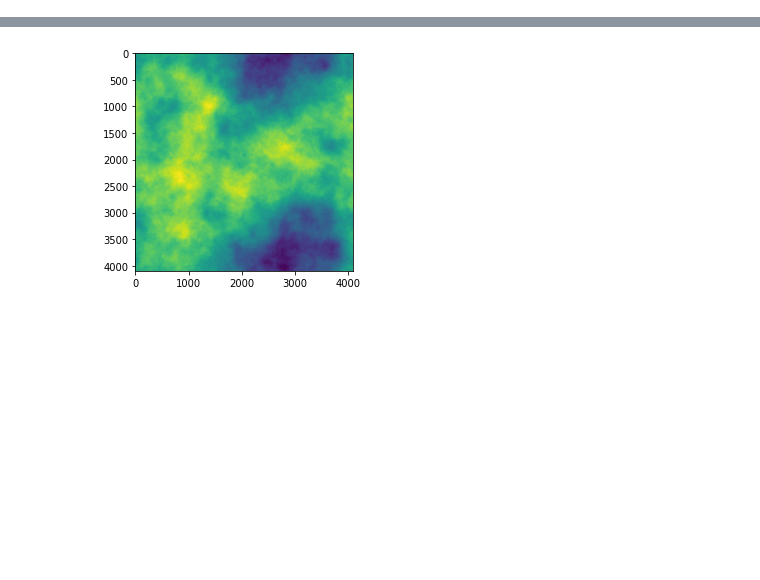
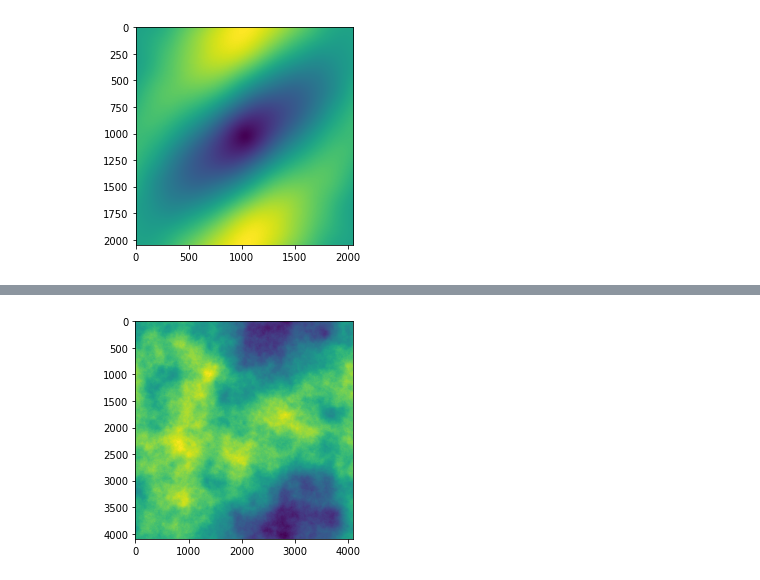
Before and after one commit to jamunozlab/turbulence, a Jupyter notebook: turbsim/turbsim.ipynb, the cells around one changed output, grey strips where cells are left out. Saved outputs shown, nothing was run; the diff lists cells and outputs as text; code cells hidden in the pictures; blank space fills up the shorter version.

```diff
--- a/turbsim/turbsim.ipynb
+++ b/turbsim/turbsim.ipynb
@@ -68,8 +101,6 @@ def ft_phase_screen(D=2, r0=0.1, N=2048, delta=0.0025, L0=1000, l0=0.001):
     phz = np.real(ift2(cn, 1))
 
     return phz
-# %%
-phz = ft_phase_screen()
 # %%
 def str_fcn2_ft(ph, mask=None, delta=0.0025):
     N, N = ph.shape
@@ -105,0 +149,6 @@ from matplotlib import pyplot as plt
+# %%
+D = str_fcn2_ft(phz)
+plt.imshow(D.real)
+plt.show()
+# %% [output]
+[figure, added]
```
Also changed, not shown: parts of 24 cells of this notebook.
